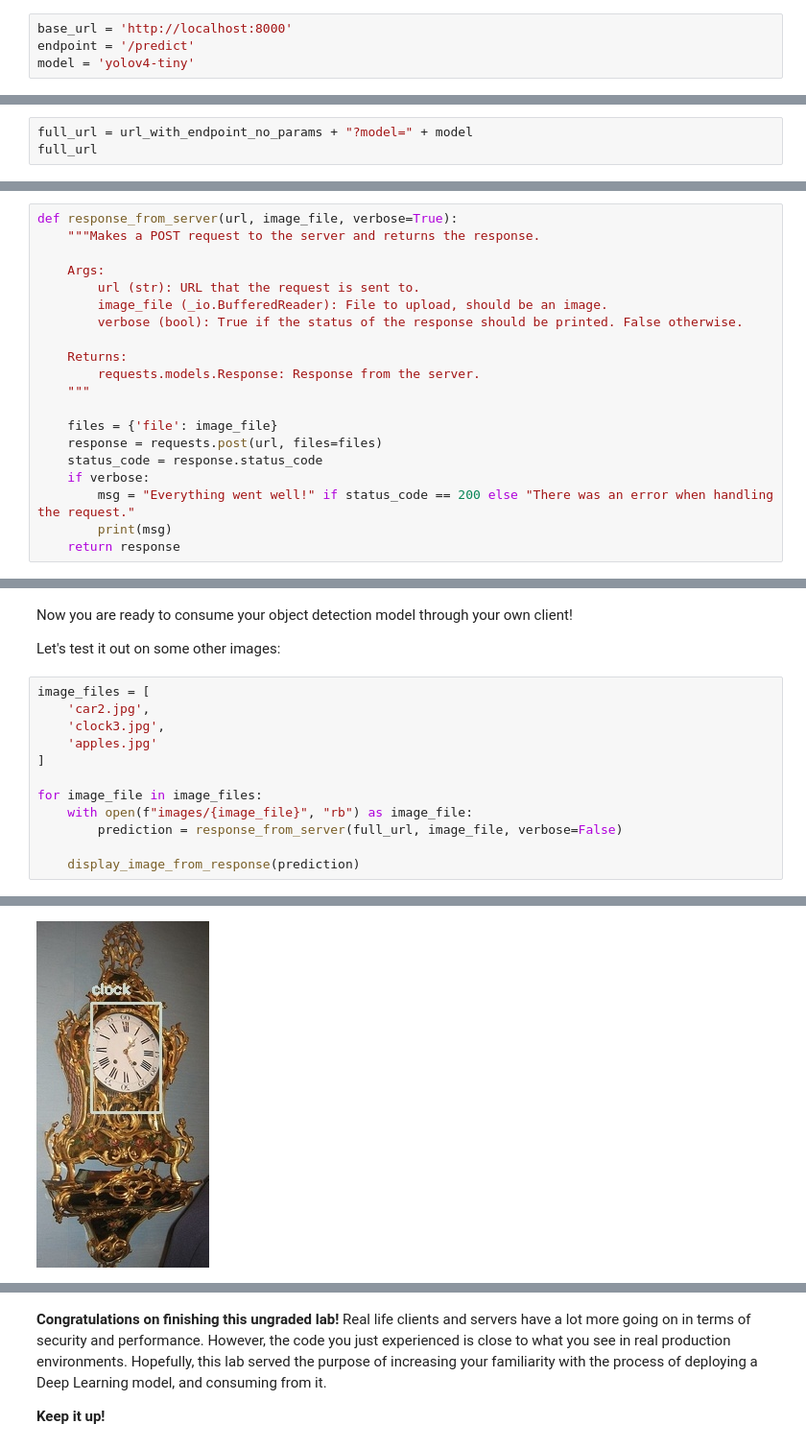
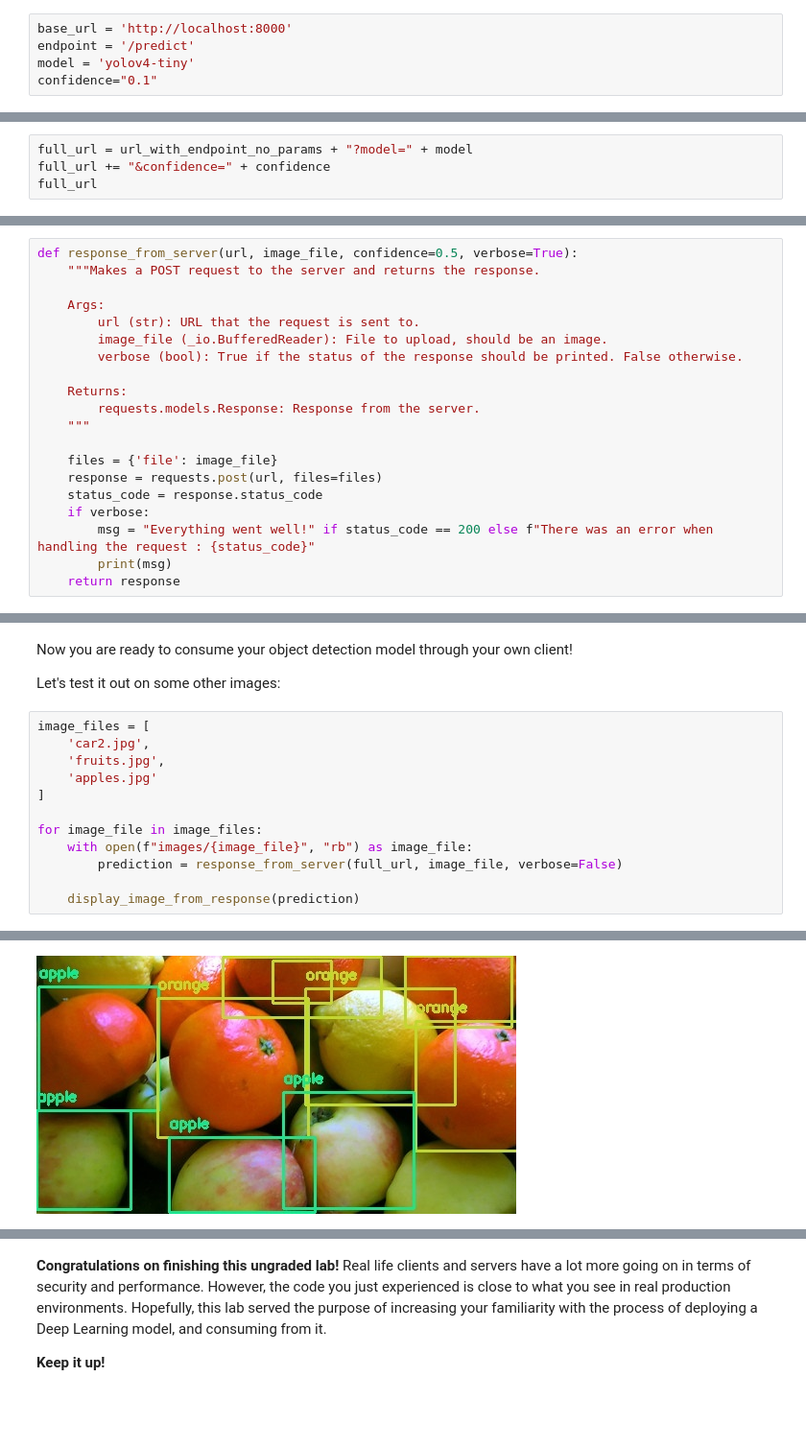
Before and after one commit to trentwoodbury/machine-learning-engineering-for-production-public, a Jupyter notebook: course1/week1-ungraded-lab/client.ipynb, the cells around one changed output, grey strips where cells are left out. Shown at 96% size. Drawn from its saved outputs; the diff is of its cells as text; blank space fills up the shorter version.

Commit message:
Add a confidence parameter to the POST request

```diff
--- a/course1/week1-ungraded-lab/client.ipynb
+++ b/course1/week1-ungraded-lab/client.ipynb
@@ -32,6 +32,7 @@ Let's get started by putting in place all this information.
 base_url = 'http://localhost:8000'
 endpoint = '/predict'
 model = 'yolov4-tiny'
+confidence="0.1"
 # %% [markdown]
 To consume your model, you append the endpoint to the base URL to get the full URL. Notice that the parameters are absent for now.
 # %%
@@ -45,5 +46,6 @@ To set any of the expected parameters, the syntax is to add a "?" character foll
 Let's do it and check how the final URL looks like:
 # %%
 full_url = url_with_endpoint_no_params + "?model=" + model
+full_url += "&confidence=" + confidence
 full_url
 # %% [output]
@@ -61,7 +63,7 @@ To pass the file along with the request, you need to create a dictionary indicat
 
  `status code` is a handy command to check the status of the response the request triggered. **A status code of 200 means that everything went well.**
 # %%
-def response_from_server(url, image_file, verbose=True):
+def response_from_server(url, image_file, confidence=0.5, verbose=True):
     """Makes a POST request to the server and returns the response.
 
     Args:
@@ -77,7 +79,7 @@ def response_from_server(url, image_file, verbose=True):
     response = requests.post(url, files=files)
     status_code = response.status_code
     if verbose:
-        msg = "Everything went well!" if status_code == 200 else "There was an error when handling the request."
+        msg = "Everything went well!" if status_code == 200 else f"There was an error when handling the request : {status_code}"
         print(msg)
     return response
 # %% [markdown]
@@ -126,7 +128,7 @@ Let's test it out on some other images:
 # %%
 image_files = [
     'car2.jpg',
-    'clock3.jpg',
+    'fruits.jpg',
     'apples.jpg'
 ]
 
@@ -140,4 +142,4 @@ for image_file in image_files:
-[figure, old version]
+[figure, new version]
 [figure]
 # %% [markdown]
 **Congratulations on finishing this ungraded lab!** Real life clients and servers have a lot more going on in terms of security and performance. However, the code you just experienced is close to what you see in real production environments.
```
Also changed, not shown: parts of 2 cells of this notebook, 1 other file.
